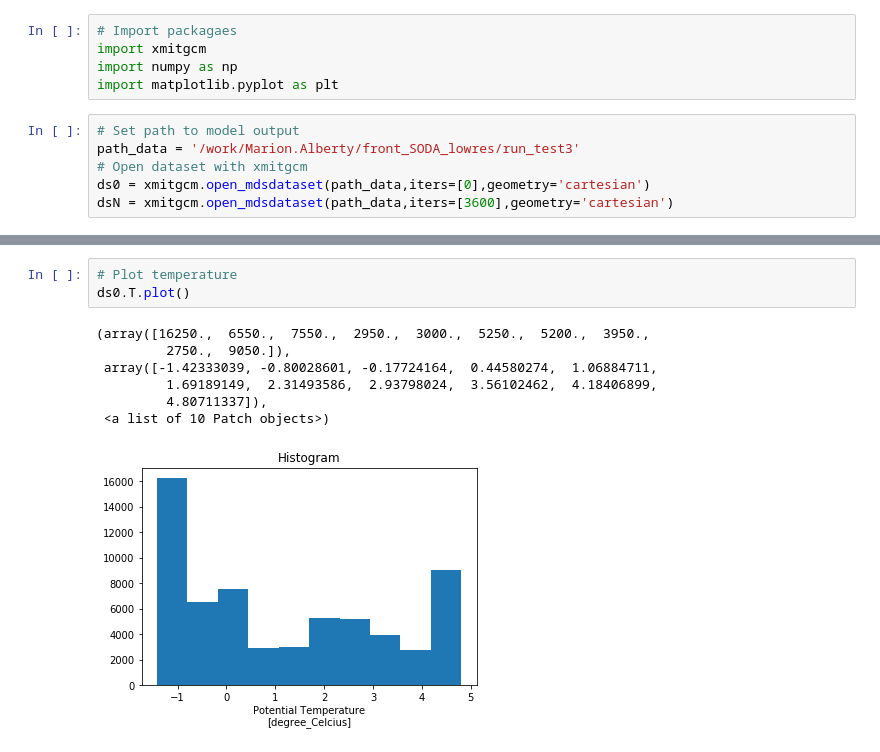
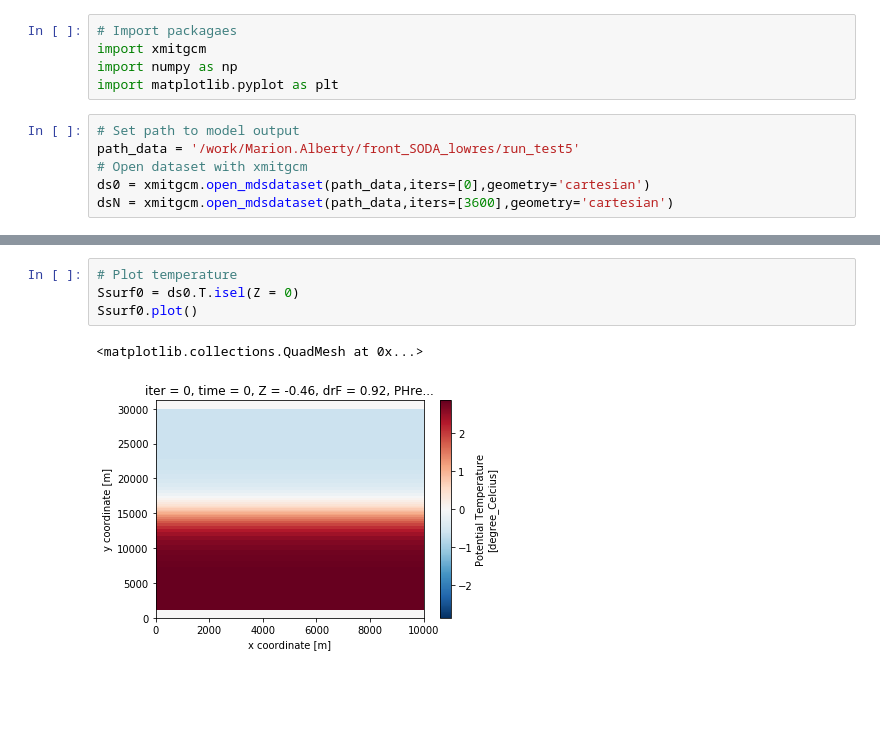
Before and after one commit to liqun1981/front_SODA_lowres, a Jupyter notebook: notebooks/plot_model_output.ipynb, the cells around one changed output, grey strips where cells are left out. Saved outputs shown, nothing was run; the diff lists cells and outputs as text; blank space fills up the shorter version.

```diff
--- a/notebooks/plot_model_output.ipynb
+++ b/notebooks/plot_model_output.ipynb
@@ -10,7 +10,7 @@ import numpy as np
 import matplotlib.pyplot as plt
 # %%
 # Set path to model output
-path_data = '/work/Marion.Alberty/front_SODA_lowres/run_test3'
+path_data = '/work/Marion.Alberty/front_SODA_lowres/run_test5'
 # Open dataset with xmitgcm
 ds0 = xmitgcm.open_mdsdataset(path_data,iters=[0],geometry='cartesian')
 dsN = xmitgcm.open_mdsdataset(path_data,iters=[3600],geometry='cartesian')
@@ -56,11 +38,7 @@ Ssurf0.plot()
 # %%
 # Plot temperature
-ds0.T.plot()
+Ssurf0 = ds0.T.isel(Z = 0)
+Ssurf0.plot()
 # %% [output]
-(array([16250.,  6550.,  7550.,  2950.,  3000.,  5250.,  5200.,  3950.,
-         2750.,  9050.]),
- array([-1.42333039, -0.80028601, -0.17724164,  0.44580274,  1.06884711,
-         1.69189149,  2.31493586,  2.93798024,  3.56102462,  4.18406899,
-         4.80711337]),
- <a list of 10 Patch objects>)
+<matplotlib.collections.QuadMesh at 0x...>
-[figure, old version]
+[figure, new version]
```
Also changed, not shown: parts of 9 cells of this notebook, 1 other file.
